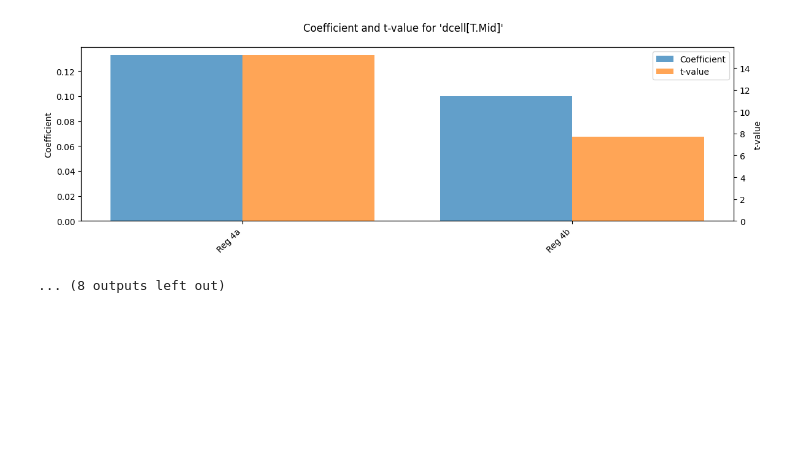
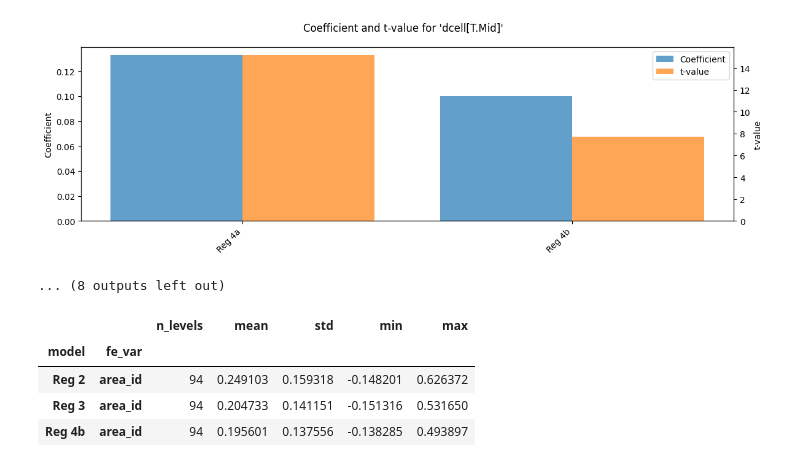
Before and after one commit to norsini1515/MapCreator, a Jupyter notebook: mapcreator/Potato/empirical_problem_agglom.ipynb, the cells around one changed output. Saved outputs shown, nothing was run; the diff lists cells and outputs as text; code cells hidden in the pictures; blank space fills up the shorter version.

```diff
--- a/mapcreator/Potato/empirical_problem_agglom.ipynb
+++ b/mapcreator/Potato/empirical_problem_agglom.ipynb
@@ -679,22 +679,22 @@ def compare_ols_models(
 
 
 
-    def fe_summary_from_coefs_table(coefs_table):
-        out = []
-        for (model, term), row in coefs_table.iterrows():
-            m = _FE_RE.match(term)
-            if not m:
-                continue
-            var = m.group("var")
-            out.append((model, var, row["coef"]))
+def fe_summary_from_coefs_table(coefs_table) -> pd.Series:
+    out = []
+    for (model, term), row in coefs_table.iterrows():
+        m = _FE_RE.match(term)
+        if not m:
+            continue
+        var = m.group("var")
+        out.append((model, var, row["coef"]))
 
-        if not out:
-            return pd.DataFrame()
+    if not out:
+        return pd.Series()
 
-        df = pd.DataFrame(out, columns=["model", "fe_var", "coef"])
-        return (df.groupby(["model", "fe_var"])["coef"]
-                .agg(n_levels="count", mean="mean", std="std", min="min", max="max")
-                .sort_index())
+    df = pd.DataFrame(out, columns=["model", "fe_var", "coef"])
+    return (df.groupby(["model", "fe_var"])["coef"]
+            .agg(n_levels="count", mean="mean", std="std", min="min", max="max")
+            .sort_index())
 # %%
 results_diagnostics_df = compare_ols_models(
     models=[smf_1, smf_2, smf_3, smf_4a, smf_4b],
@@ -823,3 +823,12 @@ dcell[T.Mid]
 4  Reg 4b  0.099767   7.682622  1.802299e-14        True
 [figure]
 ... (8 outputs left out)
+# %%
+fe_summary = fe_summary_from_coefs_table(coefs_table_df)
+fe_summary.dropna(axis=0)
+# %% [output]
+|  |  | n_levels | mean | std | min | max |
+| model | fe_var |  |  |  |  |  |
+| Reg 2 | area_id | 94 | 0.249103 | 0.159318 | -0.148201 | 0.626372 |
+| Reg 3 | area_id | 94 | 0.204733 | 0.141151 | -0.151316 | 0.531650 |
+| Reg 4b | area_id | 94 | 0.195601 | 0.137556 | -0.138285 | 0.493897 |
```
